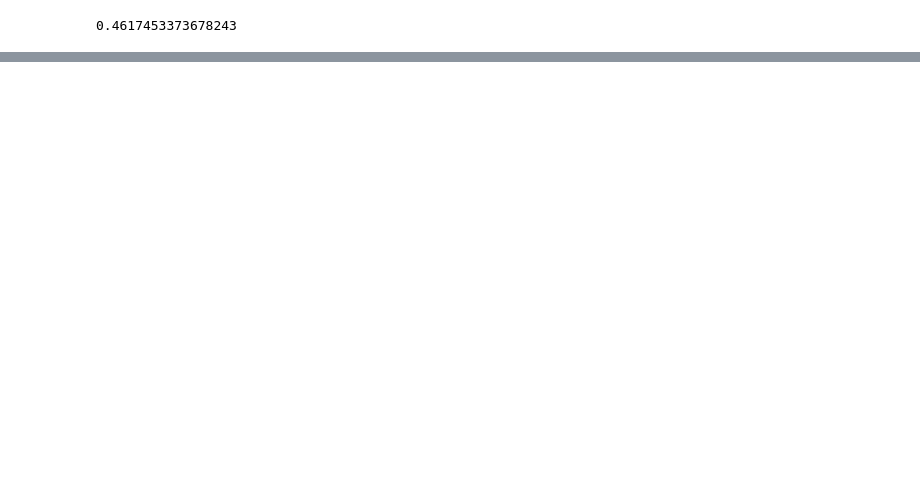
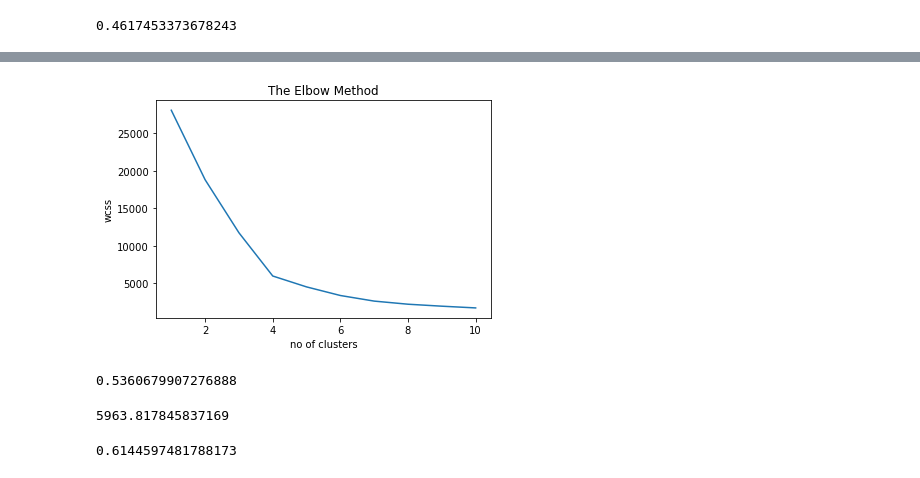
Before and after one commit to Vesna96/UnsupervisedLearning, a Jupyter notebook: MasinskoUcenjeDomaci2.ipynb, the cells around one changed output, grey strips where cells are left out. Drawn from its saved outputs; the diff is of its cells as text; code cells hidden in the pictures; blank space fills up the shorter version.

```diff
--- a/MasinskoUcenjeDomaci2.ipynb
+++ b/MasinskoUcenjeDomaci2.ipynb
@@ -495,0 +502,20 @@ plot3DClusters(data_df_reduced, cluster_labels)
+# %%
+score = elbowMethod(data_df_reduced)
+kn = KneeLocator(range(1,11), score, curve='convex', direction='decreasing')
+PRED_NUM_CLUSTERS = kn.knee
+# %% [output]
+[figure, added]
+# %%
+clusterer = SpectralClustering(n_clusters=PRED_NUM_CLUSTERS)
+cluster_labels = clusterer.fit_predict(data_df_reduced)
+silhouette_score(data_df_reduced, cluster_labels)
+# %% [output]
+0.5360679907276888
+# %%
+calinski_harabasz_score(data_df_reduced, cluster_labels)
+# %% [output]
+5963.817845837169
+# %%
+davies_bouldin_score(data_df_reduced, cluster_labels)
+# %% [output]
+0.6144597481788173
```
Also changed, not shown: parts of 32 cells of this notebook.
